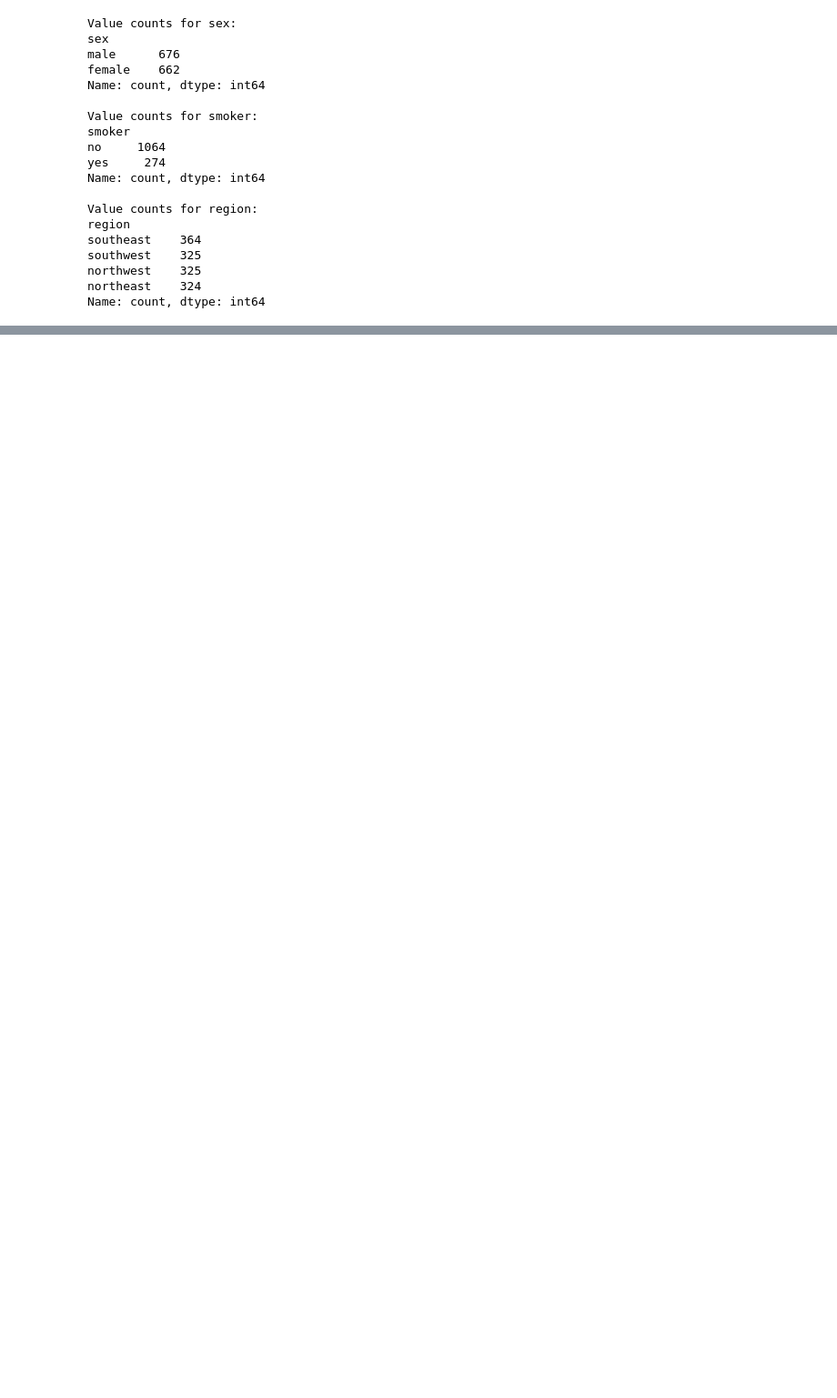
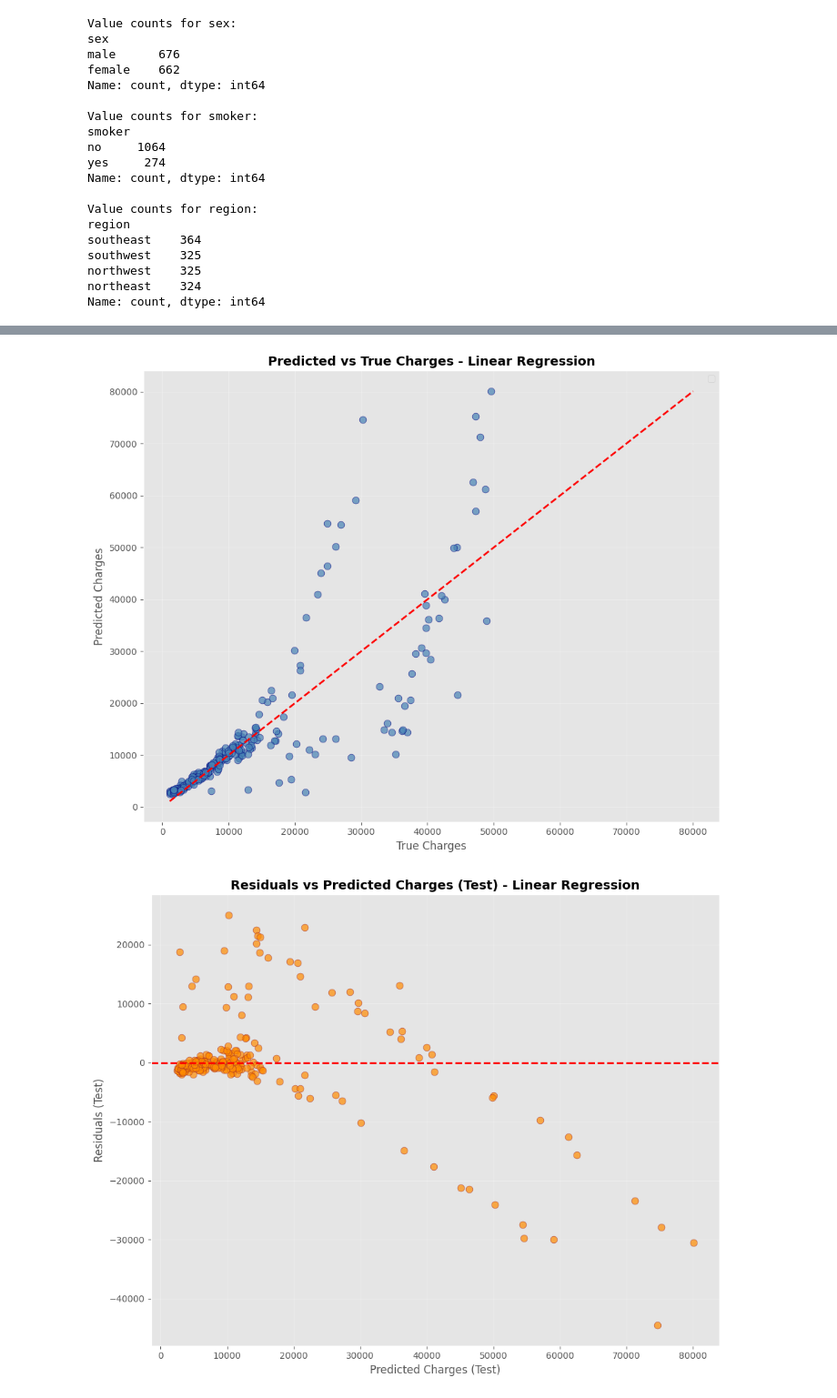
Before and after one commit to kmay9270/AIML-Projects-USD-MSAAI-Team7, a Jupyter notebook: Team7_WIP.ipynb, the cells around one changed output, grey strips where cells are left out. Shown at 91% size. Saved outputs shown, nothing was run; the diff lists cells and outputs as text; code cells hidden in the pictures; blank space fills up the shorter version.

```diff
--- a/Team7_WIP.ipynb
+++ b/Team7_WIP.ipynb
@@ -253,0 +491,46 @@ Passing `palette` without assigning `hue` is deprecated and will be removed in v
+# %%
+plt.style.use('ggplot')
+
+for model in results:
+    fig_size = (10, 8)
+
+    plt.figure(figsize=fig_size)
+    plt.scatter(results[model]["y_test"], results[model]["y_test_pred"],
+                alpha=0.7, s=60, color='steelblue', edgecolors='navy', linewidth=0.5)
+    min_val = min(min(results[model]["y_test"]), min(results[model]["y_test_pred"]))
+    max_val = max(max(results[model]["y_test"]), max(results[model]["y_test_pred"]))
+    plt.plot([min_val, max_val], [min_val, max_val], 'r--', linewidth=2)
+    plt.grid(True, alpha=0.3)
+    plt.xlabel("True Charges", fontsize=12)
+    plt.ylabel("Predicted Charges", fontsize=12)
+    plt.title(f"Predicted vs True Charges - {model}", fontsize=14, fontweight='bold')
+    plt.legend()
+    plt.tight_layout()
+    plt.show()
+
+    #Residual Plot (Test)
+    residuals = results[model]["y_test"] - results[model]["y_test_pred"]
+    plt.figure(figsize=fig_size)
+    plt.scatter(results[model]["y_test_pred"], residuals,
+                alpha=0.7, s=60, color='darkorange', edgecolors='brown', linewidth=0.5)
+    plt.axhline(y=0, color='r', linestyle='--', linewidth=2)
+    plt.grid(True, alpha=0.3)
+    plt.xlabel("Predicted Charges (Test)", fontsize=12)
+    plt.ylabel("Residuals (Test)", fontsize=12)
+    plt.title(f"Residuals vs Predicted Charges (Test) - {model}", fontsize=14, fontweight='bold')
+    plt.tight_layout()
+    plt.show()
+
+    #Histogram of Residuals (Test)
+    plt.figure(figsize=fig_size)
+    plt.hist(residuals, bins=50, density=True, color='lightgreen',
+             edgecolor='darkgreen', linewidth=1.2, alpha=0.7)
+    plt.grid(True, alpha=0.3)
+    plt.xlabel("Residuals (Test)", fontsize=12)
+    plt.ylabel("Density", fontsize=12)
+    plt.title(f"Distribution of Residuals (Test) - {model}", fontsize=14, fontweight='bold')
+    plt.tight_layout()
+    plt.show()
+# %% [output]
+[figure, added]
+[figure, added]
```
Also changed, not shown: parts of 16 cells of this notebook.
